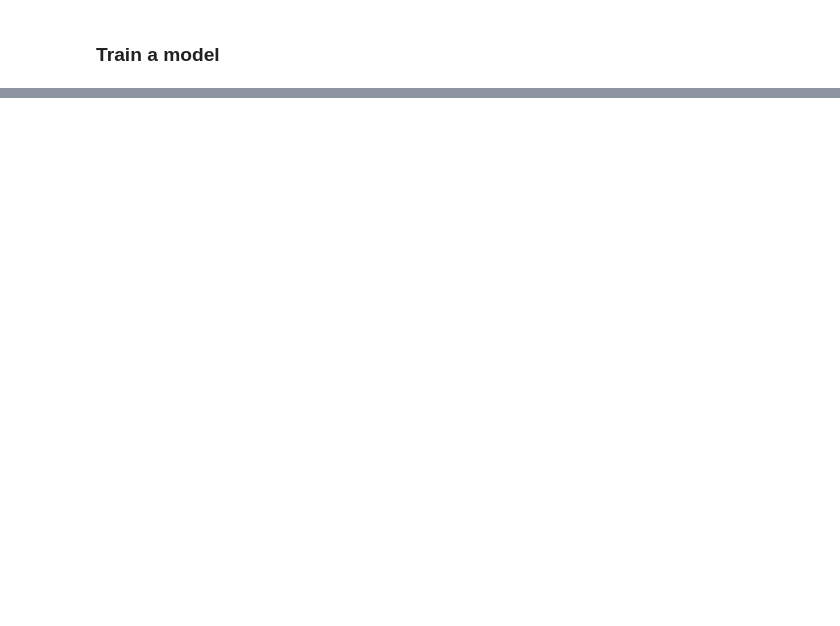
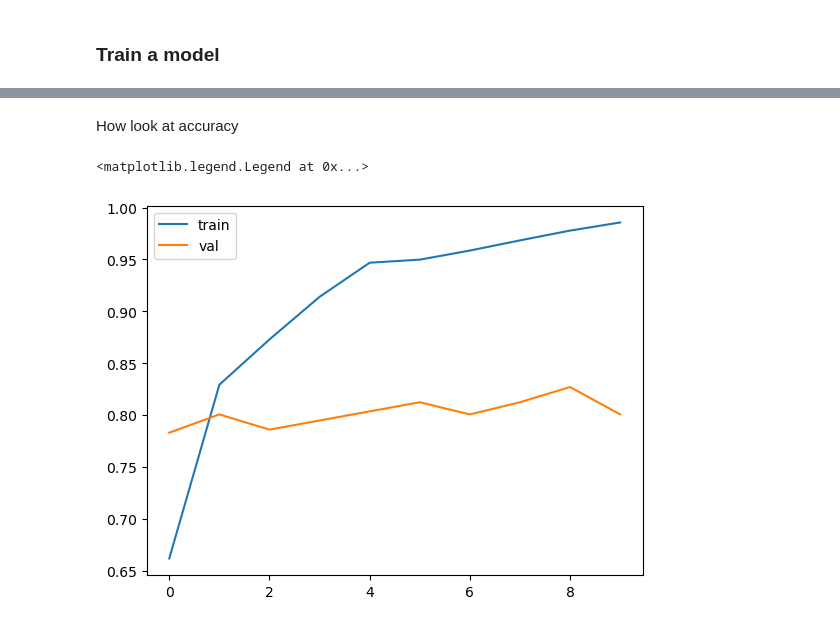
Before and after one commit to tmeach/ml_zoomcamp, a Jupyter notebook: 8. Neural Networks and Deep Learning/workbook_week_8.ipynb, the cells around one changed output, grey strips where cells are left out. Cells and saved outputs as stored; diff of their text form; code cells hidden in the pictures; blank space fills up the shorter version.

```diff
--- a/8. Neural Networks and Deep Learning/workbook_week_8.ipynb
+++ b/8. Neural Networks and Deep Learning/workbook_week_8.ipynb
@@ -191,0 +162,23 @@ Found 341 images belonging to 10 classes.
+# %%
+# Build base model
+base_model = Xception(weights='imagenet',
+                      include_top=False, # to create custom dense layer
+                      input_shape=(150,150,3))
+
+# Freeze the convolutional base by preventing the weights being updated during training
+base_model.trainable = False
+
+# Define expected image shape as input
+inputs = keras.Input(shape=(150,150,3))
+
+# Feed inputs to the base model
+base = base_model(inputs, training=False) # set False because the model contains BatchNormalization layer
+
+# Convert matrices into vectors using pooling layer
+vectors = keras.layers.GlobalAveragePooling2D()(base)
+
+# Create dense layer of 10 classes
+outputs = keras.layers.Dense(10)(vectors)
+
+# Create model for training
+model = keras.Model(inputs, outputs)
@@ -191,0 +218,14 @@ Found 341 images belonging to 10 classes.
+# %%
+# Define learning rate
+learning_rate = 0.01
+
+# Create optimizer
+optimizer = keras.optimizers.Adam(learning_rate=learning_rate)
+
+# Define loss function
+loss = keras.losses.CategoricalCrossentropy(from_logits=True) # to keep the raw output of dense layer without applying softmax
+
+# Compile the model
+model.compile(optimizer=optimizer,
+              loss=loss,
+              metrics=['accuracy']) # evaluation metric accuracy
@@ -191,0 +234,3 @@ Found 341 images belonging to 10 classes.
+# %%
+# Train the model, validate it with validation data, and save the training history
+history = model.fit(train_ds, epochs=10, validation_data=val_ds)
@@ -191,0 +258,10 @@ Found 341 images belonging to 10 classes.
+# %% [markdown]
+How look at accuracy
+# %%
+plt.plot(history.history['accuracy'], label = 'train')
+plt.plot(history.history['val_accuracy'], label = 'val')
+
+plt.legend()
+# %% [output]
+<matplotlib.legend.Legend at 0x...>
+[figure, added]
```
Also changed, not shown: parts of 91 cells of this notebook.
